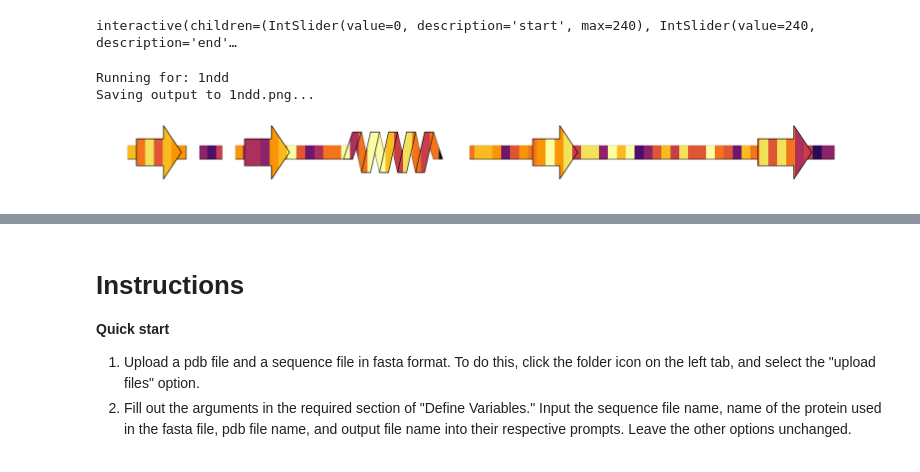
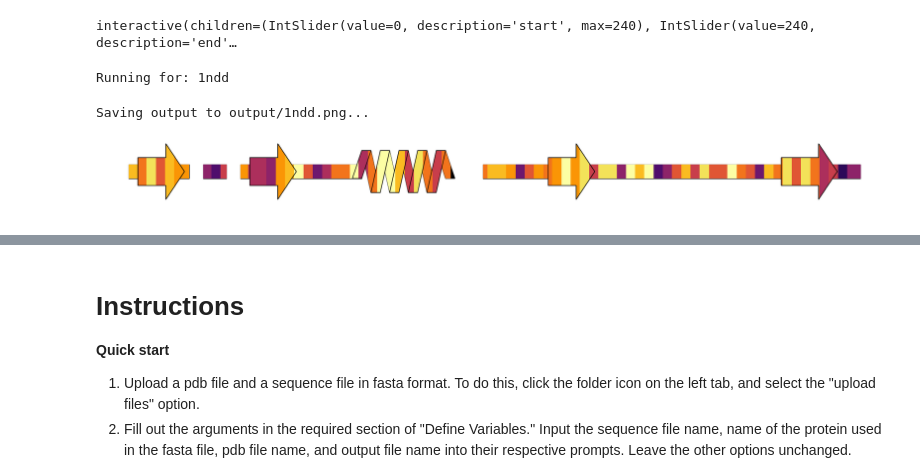
Before and after one commit to ncbi/SSDraw, a Jupyter notebook: SSDraw.ipynb, the cells around one changed output, grey strips where cells are left out. Cells and saved outputs as stored; diff of their text form; code cells hidden in the pictures.

```diff
--- a/SSDraw.ipynb
+++ b/SSDraw.ipynb
@@ -790,37 +809,39 @@ helix_coords2 = []
 fig, ax = plt.subplots(ncols=1, figsize=(25,2+1.5*(nlines-1)))
 
 for i in range(len(ss_order)):
     prev_ss = None
     next_ss = None
     if i != 0:
         prev_ss = ss_order[i-1]
     if i != len(ss_order)-1:
         next_ss = ss_order[i+1]
 
     if ss_order[i] == 'L':
         build_loop(ss_bounds[i],0,1,len(ss_wgaps),1,loop_coords,prev_ss,next_ss,z=0,clr=c,mat=mat,size=sz)
     elif ss_order[i] == 'H':
         build_helix(ss_bounds[i],0,1,helix_coords1,helix_coords2,z=i,clr=c,bkg=bc,imagemat=mat,size=sz)
     elif ss_order[i] == 'E':
         build_strand(ss_bounds[i],0,1,strand_coords,next_ss,z=i,clr=c,imagemat=mat,size=sz)
 
 if len(strand_coords) != 0:
     plot_coords(strand_coords)
 if len(helix_coords1) != 0 and len(helix_coords2) != 0:
     plot_coords(helix_coords1,z=0)
     plot_coords(helix_coords2)
 
 plt.ylim([0.5,3])
 
 plt.axis('off')
 ax.set_aspect(0.5)
 
-print("Saving output to {:}.{:}...".format(args.output, args.output_file_type))
-plt.savefig(args.output+'.'+args.output_file_type,bbox_inches='tight',dpi=args.dpi,transparent=True)
+print("Saving output to output/{:}.{:}...".format(args.output, args.output_file_type))
+if not os.path.exists("output"):
+    os.makedirs("output")
+plt.savefig("output/"+args.output+"."+args.output_file_type,bbox_inches='tight',dpi=args.dpi,transparent=True)
 # %% [output]
 Running for: 1ndd
-Saving output to 1ndd.png...
+Saving output to output/1ndd.png...
-[figure, old version]
+[figure, new version]
 # %%
 #@title Download output files
 
```
Also changed, not shown: parts of 4 cells of this notebook.
